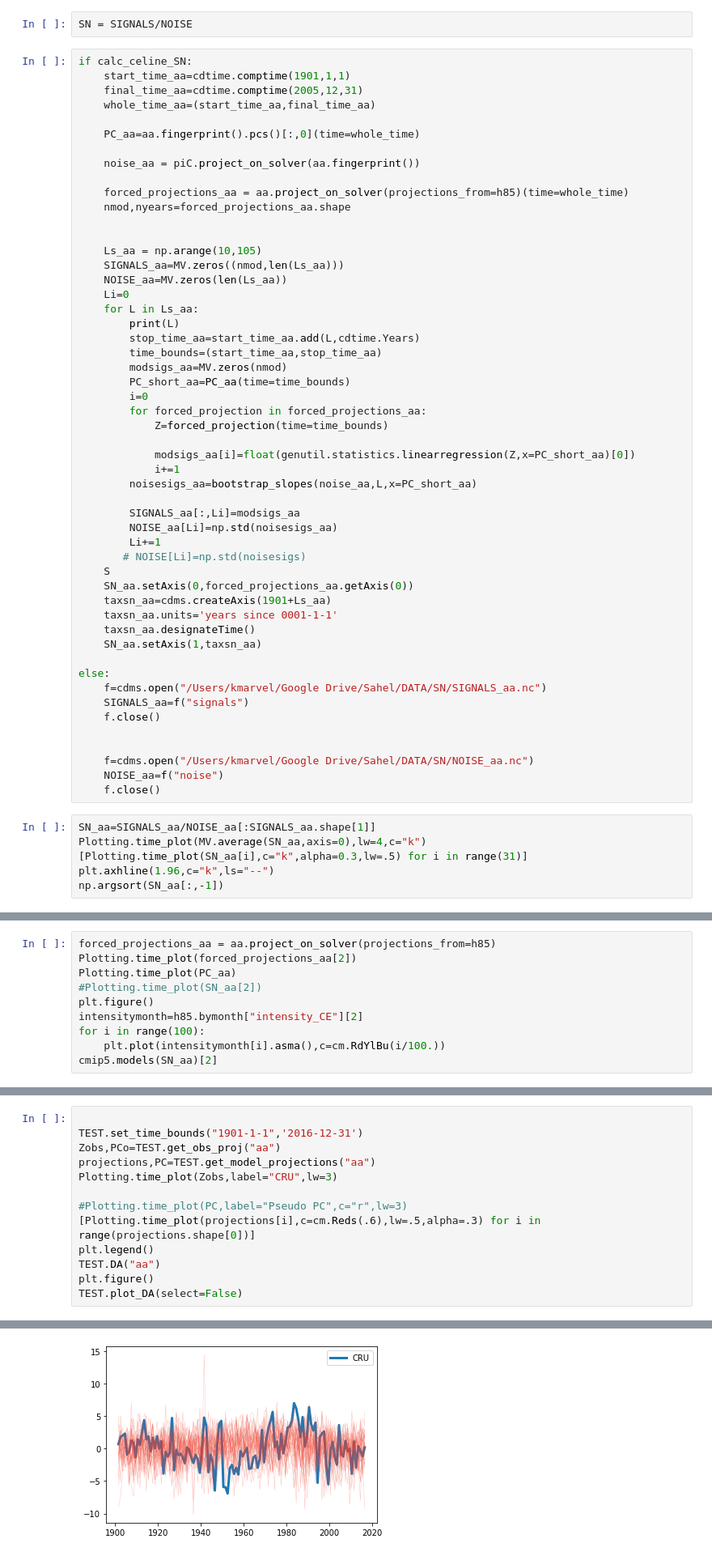
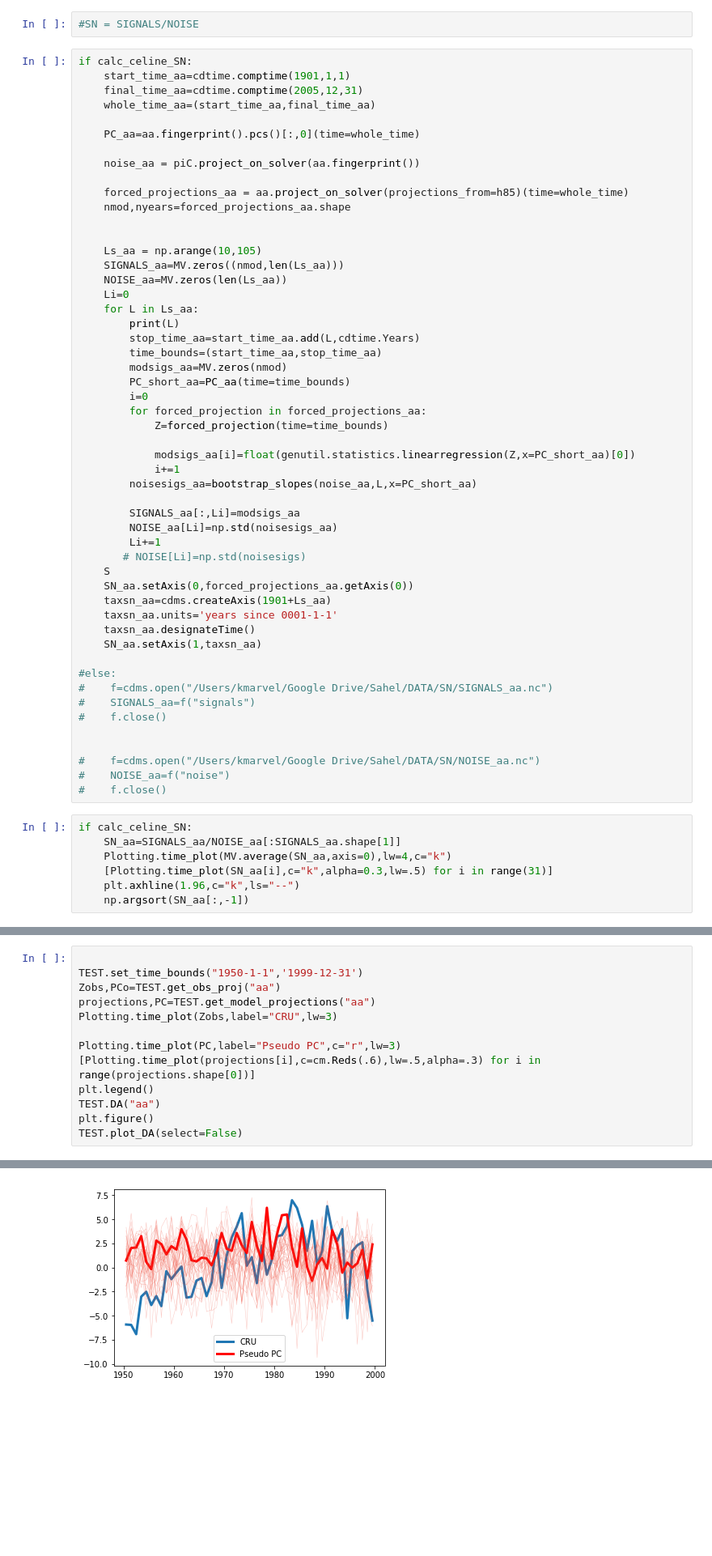
Before and after one commit to katemarvel/Sahel_Code, a Jupyter notebook: SahelFingerprinting-MESS.ipynb, the cells around one changed output, grey strips where cells are left out. Shown at 81% size. Cells and saved outputs as stored; diff of their text form; blank space fills up the shorter version.

```diff
--- a/SahelFingerprinting-MESS.ipynb
+++ b/SahelFingerprinting-MESS.ipynb
@@ -731,5 +731,5 @@ else:
 # %%
-SN = SIGNALS/NOISE
+#SN = SIGNALS/NOISE
 # %%
 if calc_celine_SN:
     start_time_aa=cdtime.comptime(1901,1,1)
@@ -773,18 +773,19 @@ if calc_celine_SN:
     taxsn_aa.designateTime()
     SN_aa.setAxis(1,taxsn_aa)
 
-else:
-    f=cdms.open("/Users/kmarvel/Google Drive/Sahel/DATA/SN/SIGNALS_aa.nc")
-    SIGNALS_aa=f("signals")
-    f.close()
+#else:
+#    f=cdms.open("/Users/kmarvel/Google Drive/Sahel/DATA/SN/SIGNALS_aa.nc")
+#    SIGNALS_aa=f("signals")
+#    f.close()
 
 
-    f=cdms.open("/Users/kmarvel/Google Drive/Sahel/DATA/SN/NOISE_aa.nc")
-    NOISE_aa=f("noise")
-    f.close()
+#    f=cdms.open("/Users/kmarvel/Google Drive/Sahel/DATA/SN/NOISE_aa.nc")
+#    NOISE_aa=f("noise")
+#    f.close()
 # %%
-SN_aa=SIGNALS_aa/NOISE_aa[:SIGNALS_aa.shape[1]]
-Plotting.time_plot(MV.average(SN_aa,axis=0),lw=4,c="k")
-[Plotting.time_plot(SN_aa[i],c="k",alpha=0.3,lw=.5) for i in range(31)]
-plt.axhline(1.96,c="k",ls="--")
-np.argsort(SN_aa[:,-1])
+if calc_celine_SN:
+    SN_aa=SIGNALS_aa/NOISE_aa[:SIGNALS_aa.shape[1]]
+    Plotting.time_plot(MV.average(SN_aa,axis=0),lw=4,c="k")
+    [Plotting.time_plot(SN_aa[i],c="k",alpha=0.3,lw=.5) for i in range(31)]
+    plt.axhline(1.96,c="k",ls="--")
+    np.argsort(SN_aa[:,-1])
@@ -821,13 +818,3 @@ if write_data:
     NOISE_aa.setAxis(0,taxsn_aa)
     f.write(NOISE_aa)
     f.close()
-# %%
-forced_projections_aa = aa.project_on_solver(projections_from=h85)
-Plotting.time_plot(forced_projections_aa[2])
-Plotting.time_plot(PC_aa)
-#Plotting.time_plot(SN_aa[2])
-plt.figure()
-intensitymonth=h85.bymonth["intensity_CE"][2]
-for i in range(100):
-    plt.plot(intensitymonth[i].asma(),c=cm.RdYlBu(i/100.))
-cmip5.models(SN_aa)[2]
@@ -1159,12 +1148,12 @@ d) GHG fingerprint approximated from 21st century-restricted historical models
 # (a) AA fingerprint approximated from AA-only models
 # %%
 
-TEST.set_time_bounds("1901-1-1",'2016-12-31')
+TEST.set_time_bounds("1950-1-1",'1999-12-31')
 Zobs,PCo=TEST.get_obs_proj("aa")
 projections,PC=TEST.get_model_projections("aa")
 Plotting.time_plot(Zobs,label="CRU",lw=3)
 
-#Plotting.time_plot(PC,label="Pseudo PC",c="r",lw=3)
+Plotting.time_plot(PC,label="Pseudo PC",c="r",lw=3)
 [Plotting.time_plot(projections[i],c=cm.Reds(.6),lw=.5,alpha=.3) for i in range(projections.shape[0])]
 plt.legend()
 TEST.DA("aa")
@@ -1177 +1166 @@ aa shape is 10
-[figure, old version]
+[figure, new version]
```
Also changed, not shown: parts of 71 cells of this notebook, 2 other files.
